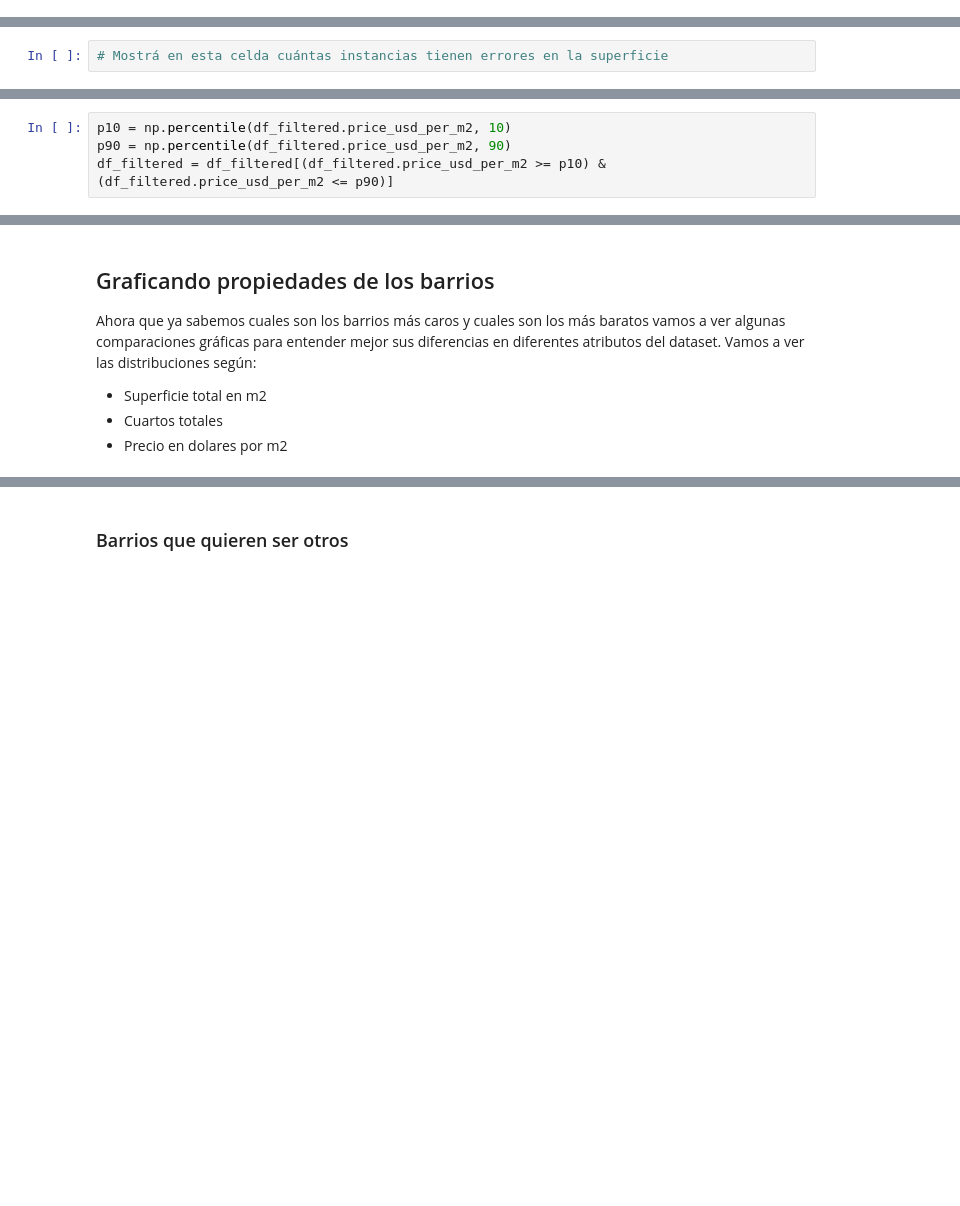
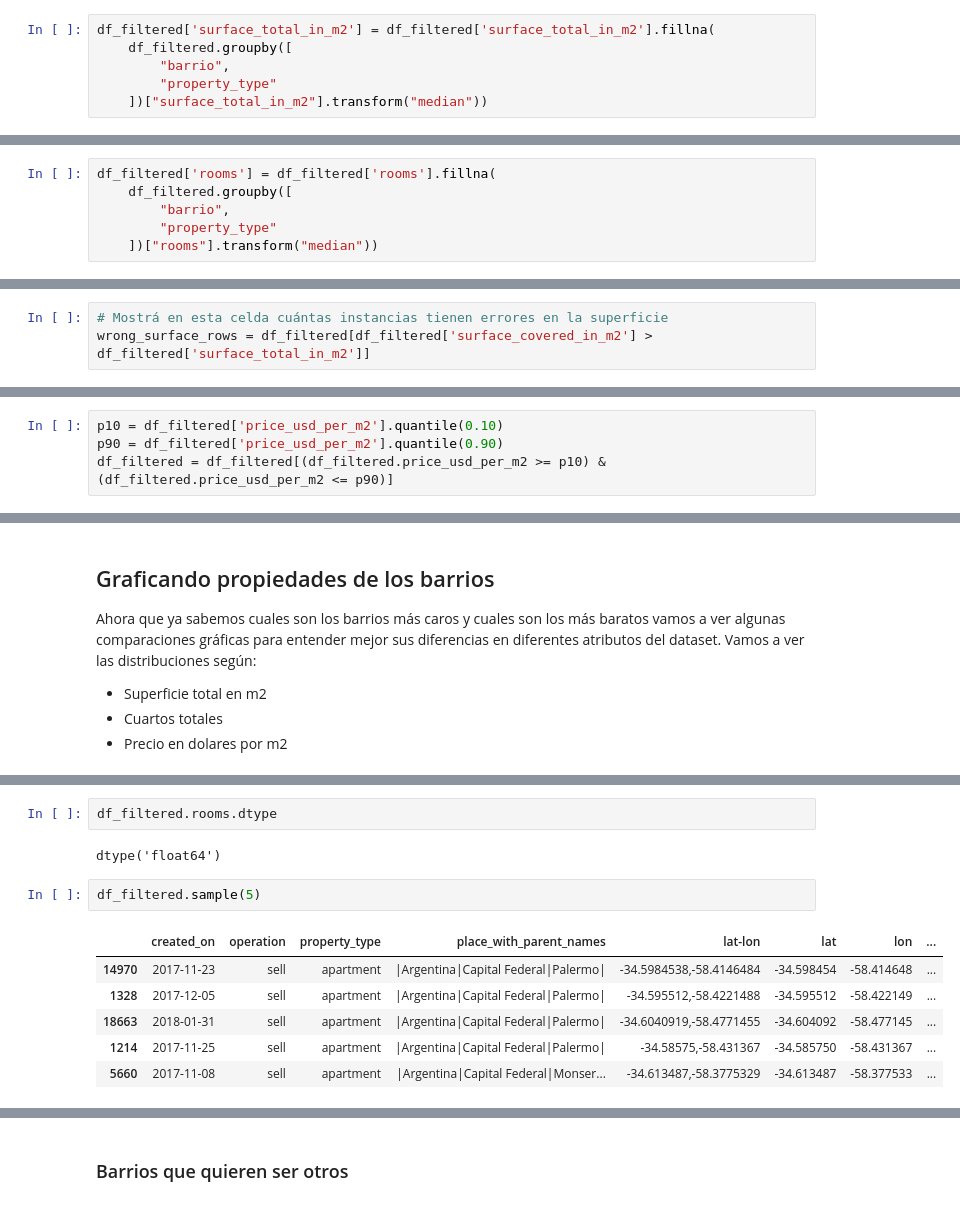
Before and after one commit to ppalomanes/acamica-ds, a Jupyter notebook: entrega01/recursos_proyecto_1.ipynb, the cells around one changed output, grey strips where cells are left out. Saved outputs shown, nothing was run; the diff lists cells and outputs as text; blank space fills up the shorter version.

```diff
--- a/entrega01/recursos_proyecto_1.ipynb
+++ b/entrega01/recursos_proyecto_1.ipynb
@@ -172,0 +191,6 @@ Posiblemente existan otros atributos con valores faltantes en el dataset, pero q
+# %%
+df_filtered['surface_total_in_m2'] = df_filtered['surface_total_in_m2'].fillna(
+    df_filtered.groupby([
+        "barrio",
+        "property_type"
+    ])["surface_total_in_m2"].transform("median"))
@@ -172,0 +213,6 @@ Posiblemente existan otros atributos con valores faltantes en el dataset, pero q
+# %%
+df_filtered['rooms'] = df_filtered['rooms'].fillna(
+    df_filtered.groupby([
+        "barrio",
+        "property_type"
+    ])["rooms"].transform("median"))
@@ -180,6 +295,7 @@ Por ejemplo, la **superficie total no puede ser menor que la cubierta**. Si esto
 **9) Mostrá** cuantas instancias existen que tengan el problema de este dato erróneo y guardalas en una variable llamada `wrong_surface_rows`
 # %%
 # Mostrá en esta celda cuántas instancias tienen errores en la superficie
+wrong_surface_rows = df_filtered[df_filtered['surface_covered_in_m2'] > df_filtered['surface_total_in_m2']]
 # %% [markdown]
 Proponemos no borrar estas instancias erróneas, sino intercambiar los valores de **superficie total** con **superficie cubierta** en caso de que se cumpla la condición mencionada.
 # %%
@@ -248,8 +440,8 @@ También podemos calcular otros estadísticos como los cuartiles.
 ### Quitando valores extremos
 Eliminemos aquellas observaciones cuyo precio por metro cuadrado este fuera de los percentiles 10 y 90. De este modo intentaremos remover valores extremos de una manera sencilla para tener un análisis más robusto.
 # %%
-p10 = np.percentile(df_filtered.price_usd_per_m2, 10)
-p90 = np.percentile(df_filtered.price_usd_per_m2, 90)
+p10 = df_filtered['price_usd_per_m2'].quantile(0.10)
+p90 = df_filtered['price_usd_per_m2'].quantile(0.90)
 df_filtered = df_filtered[(df_filtered.price_usd_per_m2 >= p10) & (df_filtered.price_usd_per_m2 <= p90)]
 # %% [markdown]
 A partir de quitar estos valores van a cambiar los estadísticos que calculamos.
@@ -294,3 +520,16 @@ plt.legend()
+# %%
+df_filtered.rooms.dtype
+# %% [output]
+dtype('float64')
+# %%
+df_filtered.sample(5)
+# %% [output]
+|  | created_on | operation | property_type | place_with_parent_names | lat-lon | lat | lon | ... |
+| 14970 | 2017-11-23 | sell | apartment | |Argentina|Capital Federal|Palermo| | -34.5984538,-58.4146484 | -34.598454 | -58.414648 | ... |
+| 1328 | 2017-12-05 | sell | apartment | |Argentina|Capital Federal|Palermo| | -34.595512,-58.4221488 | -34.595512 | -58.422149 | ... |
+| 18663 | 2018-01-31 | sell | apartment | |Argentina|Capital Federal|Palermo| | -34.6040919,-58.4771455 | -34.604092 | -58.477145 | ... |
+| 1214 | 2017-11-25 | sell | apartment | |Argentina|Capital Federal|Palermo| | -34.58575,-58.431367 | -34.585750 | -58.431367 | ... |
+| 5660 | 2017-11-08 | sell | apartment | |Argentina|Capital Federal|Monser... | -34.613487,-58.3775329 | -34.613487 | -58.377533 | ... |
 # %%
 g = sns.distplot(df_filtered[df_filtered.barrio.isin(barrios_baratos)].rooms, label="Barrios baratos")
 sns.distplot(df_filtered[df_filtered.barrio.isin(barrios_caros)].rooms, label="Barrios caros")
```
Also changed, not shown: parts of 43 cells of this notebook, 2 other files.
